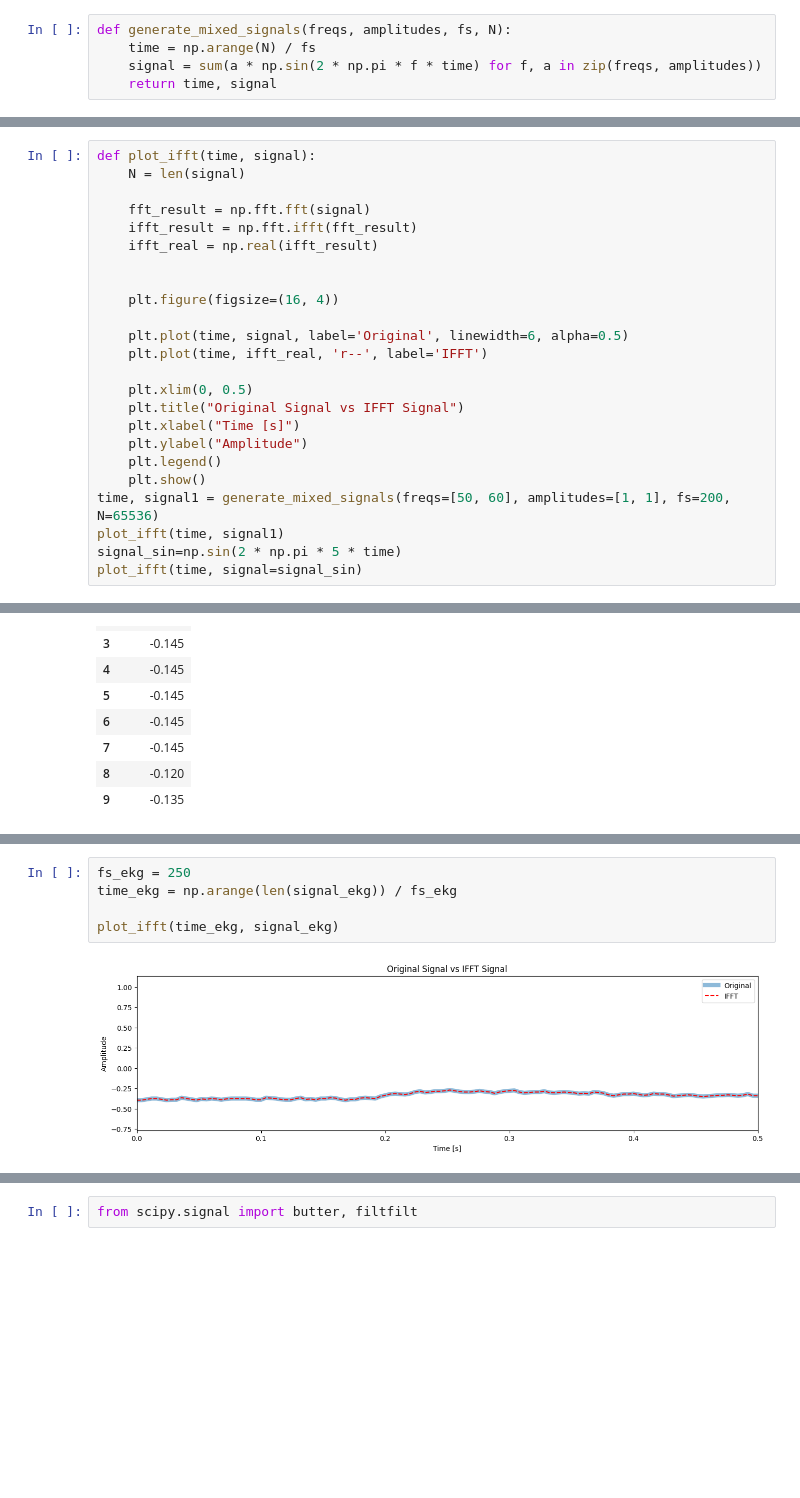
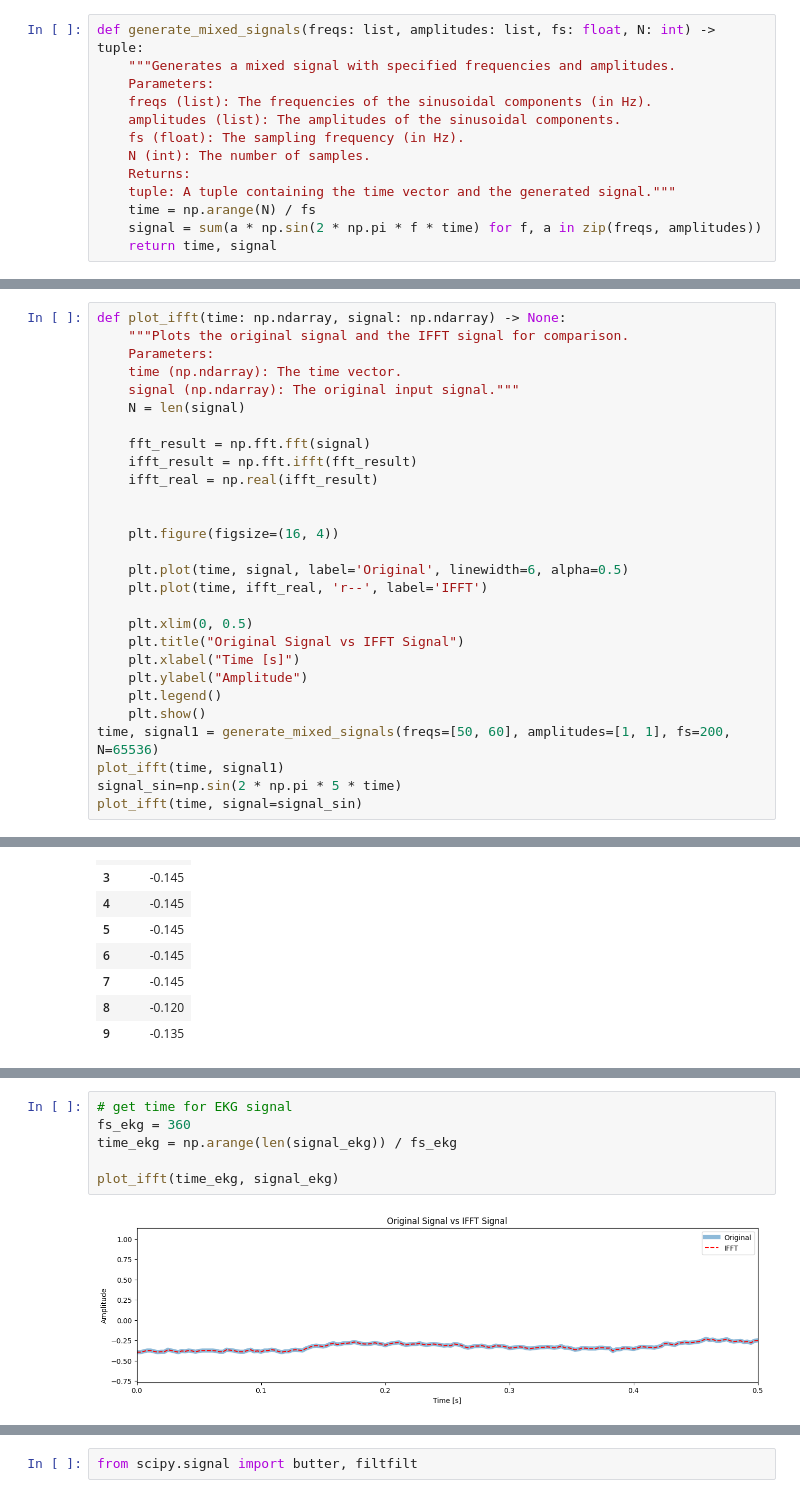
Before and after one commit to DamianRyczko/CPSiO, a Jupyter notebook: EKG/ekg.ipynb, the cells around one changed output, grey strips where cells are left out. Drawn from its saved outputs; the diff is of its cells as text; blank space fills up the shorter version.

```diff
--- a/EKG/ekg.ipynb
+++ b/EKG/ekg.ipynb
@@ -156,5 +233,13 @@ plt.show()
 # %%
-def generate_mixed_signals(freqs, amplitudes, fs, N):
+def generate_mixed_signals(freqs: list, amplitudes: list, fs: float, N: int) -> tuple:
+    """Generates a mixed signal with specified frequencies and amplitudes.
+    Parameters:
+    freqs (list): The frequencies of the sinusoidal components (in Hz).
+    amplitudes (list): The amplitudes of the sinusoidal components.
+    fs (float): The sampling frequency (in Hz).
+    N (int): The number of samples.
+    Returns:
+    tuple: A tuple containing the time vector and the generated signal."""
     time = np.arange(N) / fs
     signal = sum(a * np.sin(2 * np.pi * f * time) for f, a in zip(freqs, amplitudes))
     return time, signal
@@ -190,5 +262,9 @@ plot_spectrum(signal, fs=400)
 # %%
-def plot_ifft(time, signal):
+def plot_ifft(time: np.ndarray, signal: np.ndarray) -> None:
+    """Plots the original signal and the IFFT signal for comparison.
+    Parameters:
+    time (np.ndarray): The time vector.
+    signal (np.ndarray): The original input signal."""
     N = len(signal)
 
     fft_result = np.fft.fft(signal)
@@ -244,7 +322,8 @@ plot_spectrum(signal_ekg,360)
 # %%
-fs_ekg = 250
+# get time for EKG signal
+fs_ekg = 360
 time_ekg = np.arange(len(signal_ekg)) / fs_ekg
 
 plot_ifft(time_ekg, signal_ekg)
 # %% [output]
-[figure, old version]
+[figure, new version]
```
Also changed, not shown: parts of 41 cells of this notebook, 3 other files.
